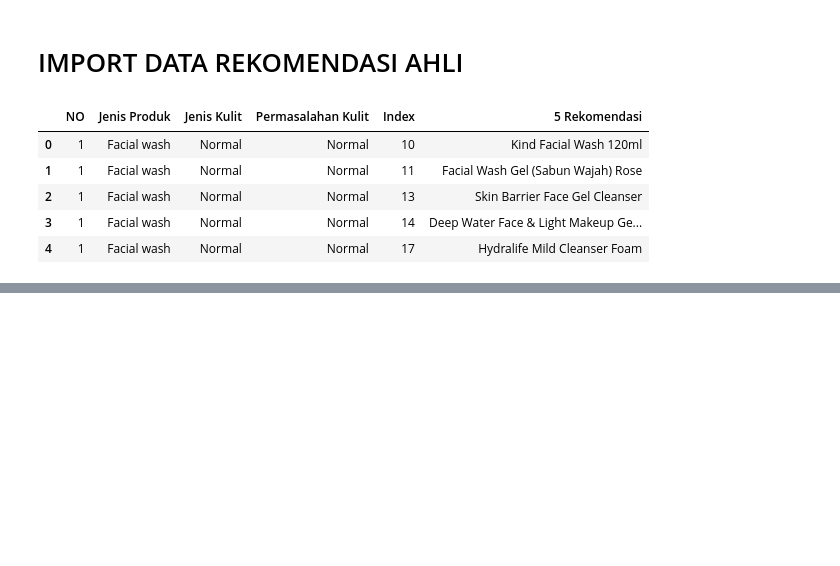
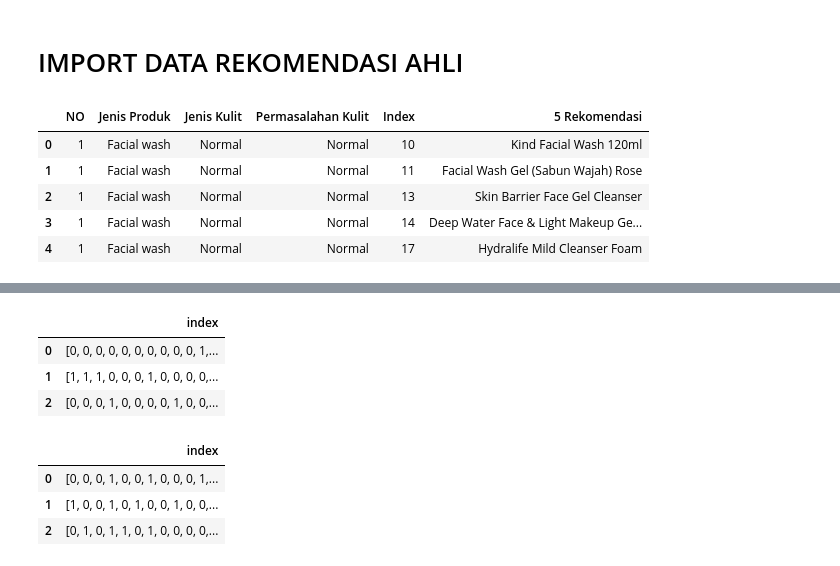
Before and after one commit to elizams1/Model-Recommendation-Skincare-Product, a Jupyter notebook: TheModels/KODE BERSIH FIX.ipynb, the cells around one changed output, grey strips where cells are left out. Drawn from its saved outputs; the diff is of its cells as text; code cells hidden in the pictures; blank space fills up the shorter version.

```diff
--- a/TheModels/KODE BERSIH FIX.ipynb
+++ b/TheModels/KODE BERSIH FIX.ipynb
@@ -830,0 +881,18 @@ data_ahli.head(3)
+# %%
+th_data_ahli = pd.read_excel(
+    "C:/Users/HP/Downloads/TUGAS AKHIR/EXCEL KODINGAN/" + 'MatriksHasilRekomendasiAhli.xlsx')
+th_data_ahli.head(3)
+# %% [output]
+|  | index |
+| 0 | [0, 0, 0, 0, 0, 0, 0, 0, 0, 0, 1,... |
+| 1 | [1, 1, 1, 0, 0, 0, 1, 0, 0, 0, 0,... |
+| 2 | [0, 0, 0, 1, 0, 0, 0, 0, 1, 0, 0,... |
+# %%
+th_data_sistem = pd.read_excel(
+    "C:/Users/HP/Downloads/TUGAS AKHIR/EXCEL KODINGAN/" + 'MatriksHasilRekomendasiSistem.xlsx')
+th_data_sistem.head(3)
+# %% [output]
+|  | index |
+| 0 | [0, 0, 0, 1, 0, 0, 1, 0, 0, 0, 1,... |
+| 1 | [1, 0, 0, 1, 0, 1, 0, 0, 1, 0, 0,... |
+| 2 | [0, 1, 0, 1, 1, 0, 1, 0, 0, 0, 0,... |
```
Also changed, not shown: parts of 18 cells of this notebook, 1 other file.
